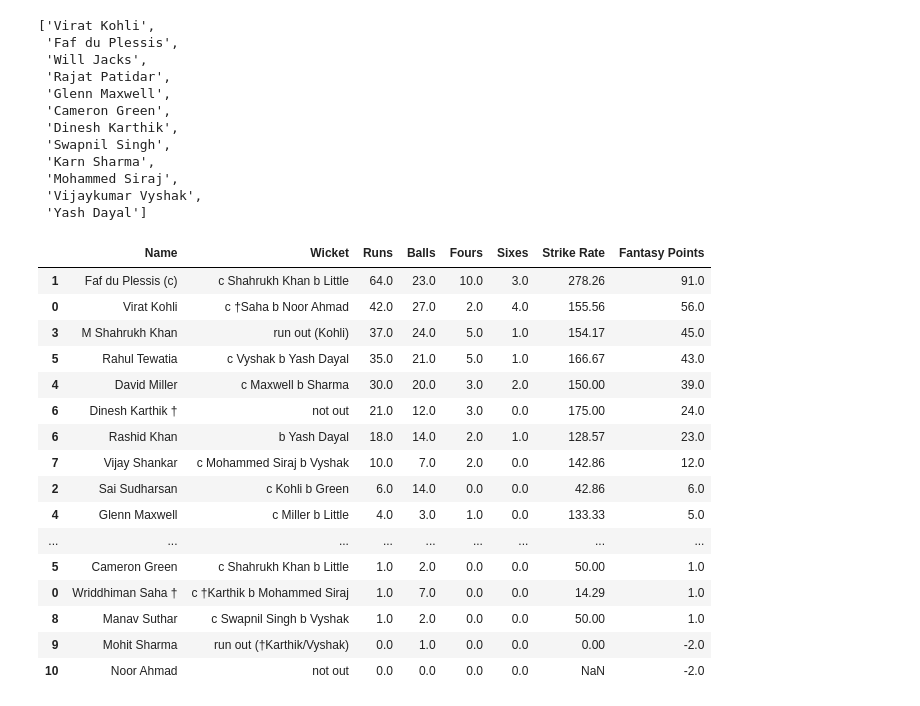
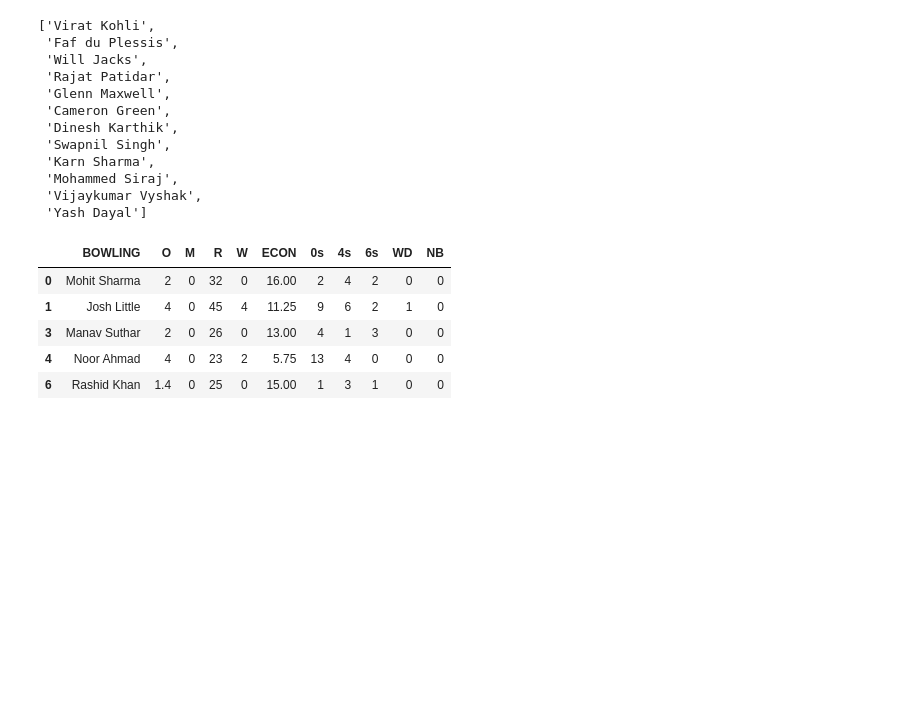
Before and after one commit to TheLameOne/dream11, a Jupyter notebook: fantasypoints.ipynb, the cells around one changed output. Saved outputs shown, nothing was run; the diff lists cells and outputs as text; code cells hidden in the pictures; blank space fills up the shorter version.

```diff
--- a/fantasypoints.ipynb
+++ b/fantasypoints.ipynb
@@ -128,26 +128,14 @@ m.team1
  'Mohammed Siraj',
  'Vijaykumar Vyshak',
  'Yash Dayal']
-# %%
-x = m.team2_batting_df
-y = m.team1_batting_df
-
-pd.concat([x,y]).sort_values(by= "Runs", ascending = False)
-# %% [output]
-|  | Name | Wicket | Runs | Balls | Fours | Sixes | Strike Rate | Fantasy Points |
-| 1 | Faf du Plessis (c) | c Shahrukh Khan b Little | 64.0 | 23.0 | 10.0 | 3.0 | 278.26 | 91.0 |
-| 0 | Virat Kohli | c †Saha b Noor Ahmad | 42.0 | 27.0 | 2.0 | 4.0 | 155.56 | 56.0 |
-| 3 | M Shahrukh Khan | run out (Kohli) | 37.0 | 24.0 | 5.0 | 1.0 | 154.17 | 45.0 |
-| 5 | Rahul Tewatia | c Vyshak b Yash Dayal | 35.0 | 21.0 | 5.0 | 1.0 | 166.67 | 43.0 |
-| 4 | David Miller | c Maxwell b Sharma | 30.0 | 20.0 | 3.0 | 2.0 | 150.00 | 39.0 |
-| 6 | Dinesh Karthik † | not out | 21.0 | 12.0 | 3.0 | 0.0 | 175.00 | 24.0 |
-| 6 | Rashid Khan | b Yash Dayal | 18.0 | 14.0 | 2.0 | 1.0 | 128.57 | 23.0 |
-| 7 | Vijay Shankar | c Mohammed Siraj b Vyshak | 10.0 | 7.0 | 2.0 | 0.0 | 142.86 | 12.0 |
-| 2 | Sai Sudharsan | c Kohli b Green | 6.0 | 14.0 | 0.0 | 0.0 | 42.86 | 6.0 |
-| 4 | Glenn Maxwell | c Miller b Little | 4.0 | 3.0 | 1.0 | 0.0 | 133.33 | 5.0 |
-| ... | ... | ... | ... | ... | ... | ... | ... | ... |
-| 5 | Cameron Green | c Shahrukh Khan b Little | 1.0 | 2.0 | 0.0 | 0.0 | 50.00 | 1.0 |
-| 0 | Wriddhiman Saha † | c †Karthik b Mohammed Siraj | 1.0 | 7.0 | 0.0 | 0.0 | 14.29 | 1.0 |
-| 8 | Manav Suthar | c Swapnil Singh b Vyshak | 1.0 | 2.0 | 0.0 | 0.0 | 50.00 | 1.0 |
-| 9 | Mohit Sharma | run out (†Karthik/Vyshak) | 0.0 | 1.0 | 0.0 | 0.0 | 0.00 | -2.0 |
-| 10 | Noor Ahmad | not out | 0.0 | 0.0 | 0.0 | 0.0 | NaN | -2.0 |
+# %%
+m.team1_batting_df
+
+m.team2_bowling_df
+# %% [output]
+|  | BOWLING | O | M | R | W | ECON | 0s | 4s | 6s | WD | NB |
+| 0 | Mohit Sharma | 2 | 0 | 32 | 0 | 16.00 | 2 | 4 | 2 | 0 | 0 |
+| 1 | Josh Little | 4 | 0 | 45 | 4 | 11.25 | 9 | 6 | 2 | 1 | 0 |
+| 3 | Manav Suthar | 2 | 0 | 26 | 0 | 13.00 | 4 | 1 | 3 | 0 | 0 |
+| 4 | Noor Ahmad | 4 | 0 | 23 | 2 | 5.75 | 13 | 4 | 0 | 0 | 0 |
+| 6 | Rashid Khan | 1.4 | 0 | 25 | 0 | 15.00 | 1 | 3 | 1 | 0 | 0 |
```
Also changed, not shown: parts of 4 cells of this notebook, 1 other file.
